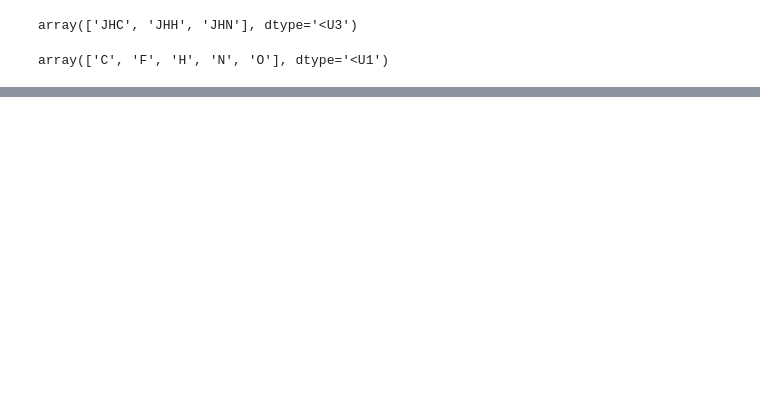
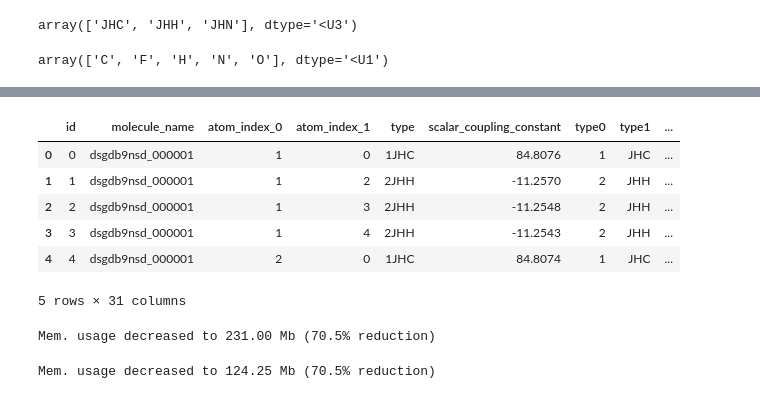
Before and after one commit to arhow/MolecularProperties, a Jupyter notebook: molecularproperties/extract_features/laplaction_matrix.ipynb, the cells around one changed output, grey strips where cells are left out. Cells and saved outputs as stored; diff of their text form; code cells hidden in the pictures; blank space fills up the shorter version.

```diff
--- a/molecularproperties/extract_features/laplaction_matrix.ipynb
+++ b/molecularproperties/extract_features/laplaction_matrix.ipynb
@@ -160,3 +153,0 @@ end_molecule - start_molecule
-# %%
-%%time
-dist_m = numba_dist_matrix(xyz, ssx, 465)
@@ -199,7 +176,7 @@ def _worker(item, xyz, ssx, structures, structures_idx, bonds, verbose=0):
 
         for idx, row in structures[structures['molecule_name']==molecule_name].iterrows():
             atom_index = row['atom_index']
-            d_ = {'molecule_name':molecule, 'atom_index':atom_index}
+            d_ = {'molecule_name':molecule_name, 'atom_index':atom_index}
             d_ = {'t_dist_core':t_dist_core[0][0], 't_dist_factors_0':t_dist_factors[0][atom_index][0], 't_dist_factors_1':t_dist_factors[1][atom_index][0], 'p_dist_core':p_dist_core[atom_index][0], 'p_dist_factors':p_dist_factors[atom_index][0], **d_}
             d_ = {'t_lap_core':t_lap_core[0][0], 't_lap_factors_0':t_lap_factors[0][atom_index][0], 't_lap_factors_1':t_lap_factors[1][atom_index][0], 'p_lap_core':p_lap_core[atom_index][0], 'p_lap_factors':p_lap_factors[atom_index][0], **d_}
             list_.append(d_)
@@ -223,0 +261,15 @@ df_train = generate_datalist(ss_train, xyz, ssx, structures, structures_idx, tra
+# %%
+def map_atom_info(df, structures, atom_idx):
+    df = pd.merge(df, structures, how = 'left',
+                  left_on  = ['molecule_name', f'atom_index_{atom_idx}'],
+                  right_on = ['molecule_name',  'atom_index'])
+
+    #df = df.drop('atom_index', axis=1)
+    columns_ = {}
+    for col in structures.columns.drop(['molecule_name','atom_index']):
+        columns_[col] = f'atom_index_{atom_idx}_{col}'
+    df = df.rename(columns=columns_)
+    return df
+# %%
+train = map_atom_info(train, df_train, 0)
+train = map_atom_info(train, df_train, 1)
@@ -223,0 +291,10 @@ df_train = generate_datalist(ss_train, xyz, ssx, structures, structures_idx, tra
+# %%
+train.head()
+# %% [output]
+|  | id | molecule_name | atom_index_0 | atom_index_1 | type | scalar_coupling_constant | type0 | type1 | ... |
+| 0 | 0 | dsgdb9nsd_000001 | 1 | 0 | 1JHC | 84.8076 | 1 | JHC | ... |
+| 1 | 1 | dsgdb9nsd_000001 | 1 | 2 | 2JHH | -11.2570 | 2 | JHH | ... |
+| 2 | 2 | dsgdb9nsd_000001 | 1 | 3 | 2JHH | -11.2548 | 2 | JHH | ... |
+| 3 | 3 | dsgdb9nsd_000001 | 1 | 4 | 2JHH | -11.2543 | 2 | JHH | ... |
+| 4 | 4 | dsgdb9nsd_000001 | 2 | 0 | 1JHC | 84.8074 | 1 | JHC | ... |
+5 rows × 31 columns
@@ -223,0 +323,4 @@ df_train = generate_datalist(ss_train, xyz, ssx, structures, structures_idx, tra
+# %%
+train = reduce_mem_usage(train)
+# %% [output]
+Mem. usage decreased to 231.00 Mb (70.5% reduction)
@@ -223,0 +352,4 @@ df_train = generate_datalist(ss_train, xyz, ssx, structures, structures_idx, tra
+# %%
+test = reduce_mem_usage(test)
+# %% [output]
+Mem. usage decreased to 124.25 Mb (70.5% reduction)
```
Also changed, not shown: parts of 21 cells of this notebook, 3 other files.
